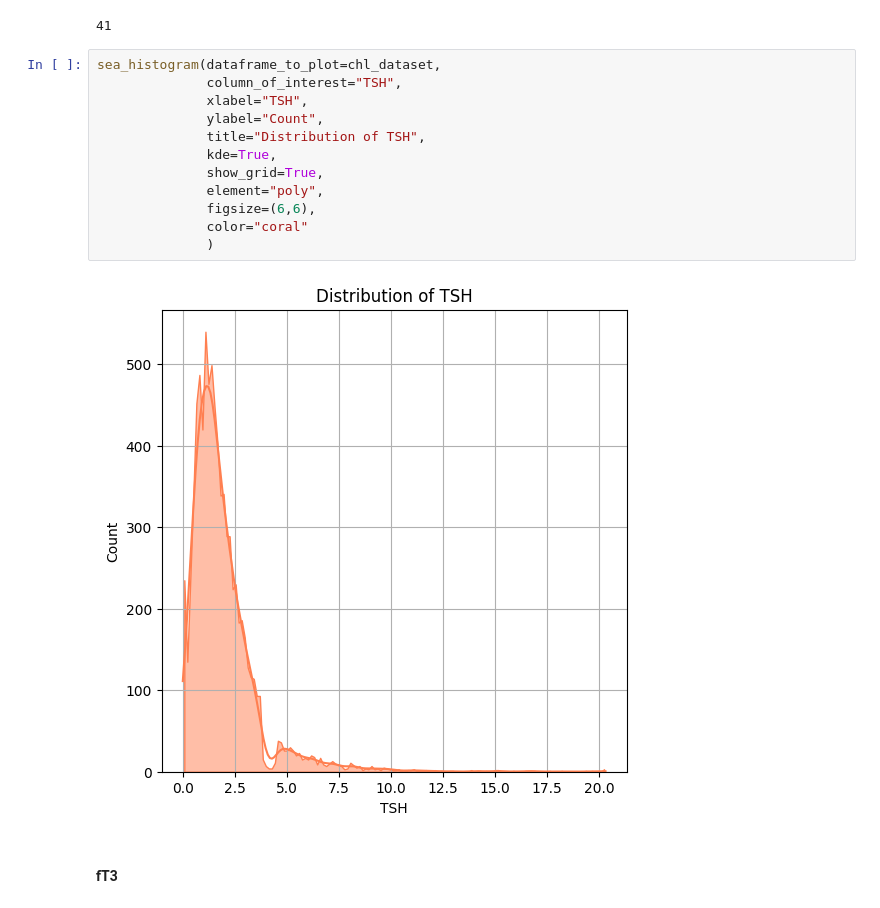
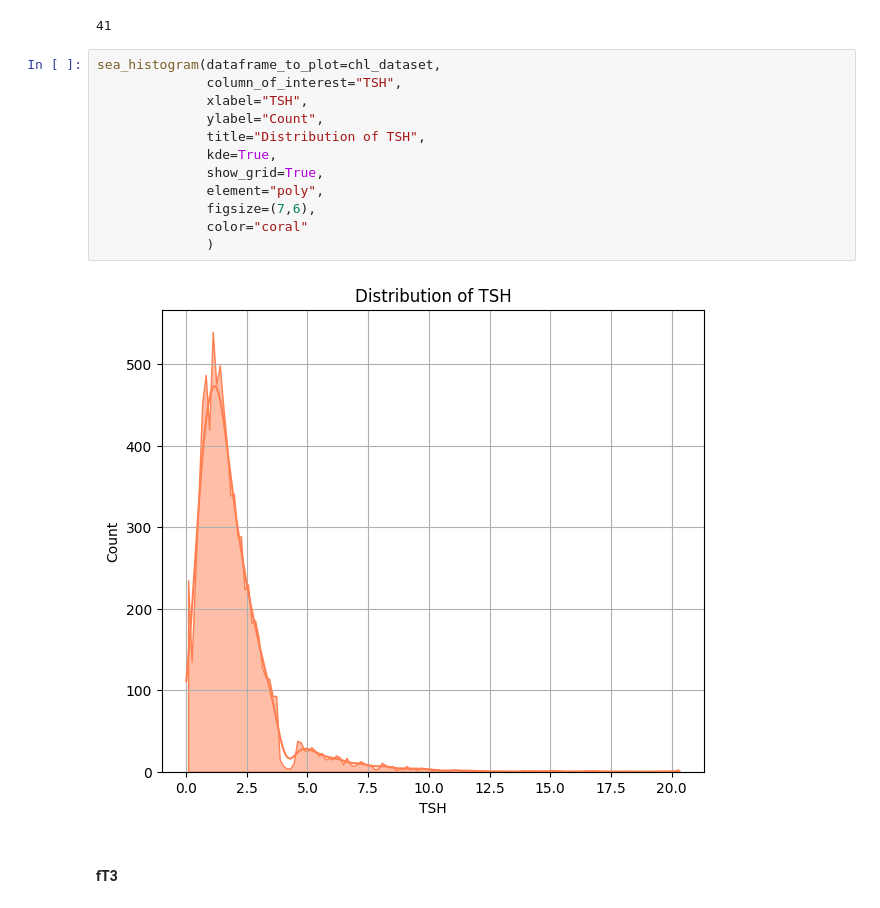
Before and after one commit to davide-marchi/clinical-data-encoding, a Jupyter notebook: Cleaning_Data.ipynb, the cells around one changed output. Drawn from its saved outputs; the diff is of its cells as text.

```diff
--- a/Cleaning_Data.ipynb
+++ b/Cleaning_Data.ipynb
@@ -436,17 +436,17 @@ chl_dataset.TSH.isna().sum()
 # %%
 sea_histogram(dataframe_to_plot=chl_dataset,
               column_of_interest="TSH",
               xlabel="TSH",
               ylabel="Count",
               title="Distribution of TSH",
               kde=True,
               show_grid=True,
               element="poly",
-              figsize=(6,6),
+              figsize=(7,6),
               color="coral"
               )
 # %% [output]
-[figure, old version]
+[figure, new version]
 # %% [markdown]
 #### fT3
 # %%
```
Also changed, not shown: parts of 156 cells of this notebook.
